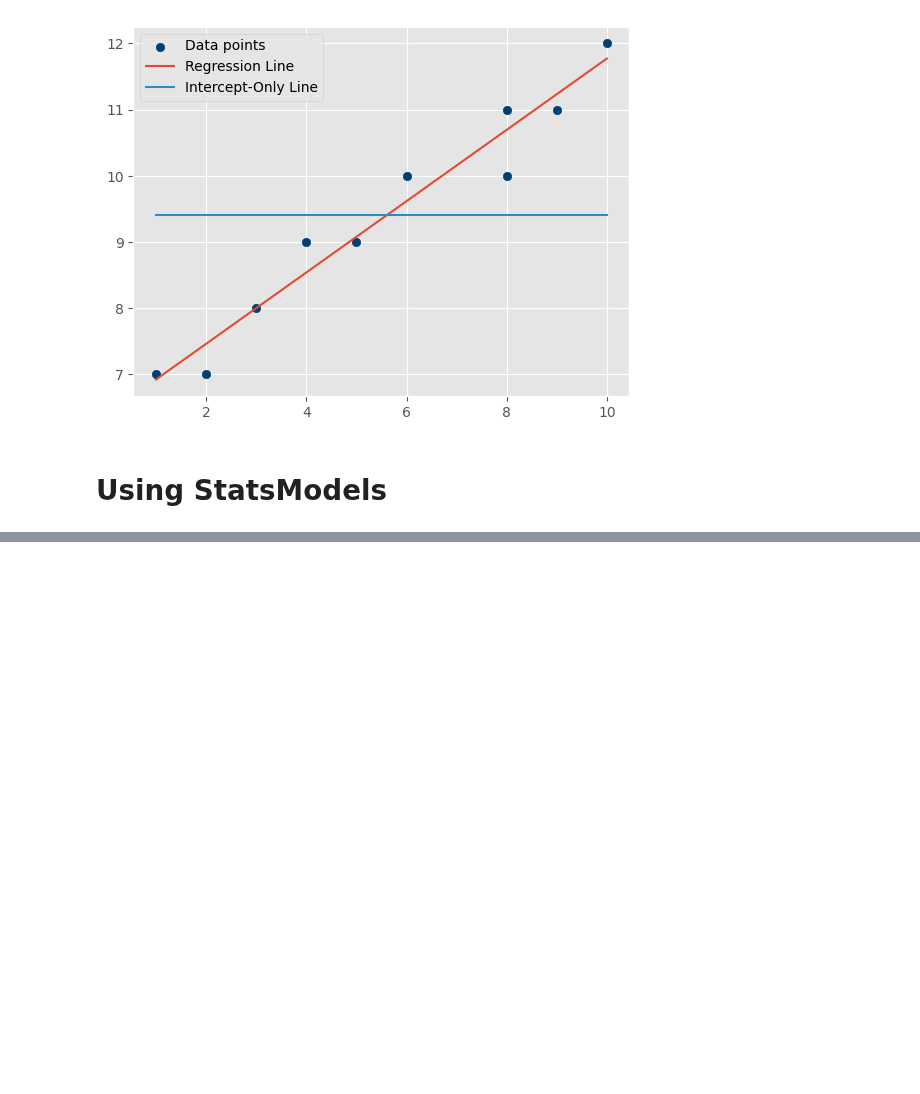
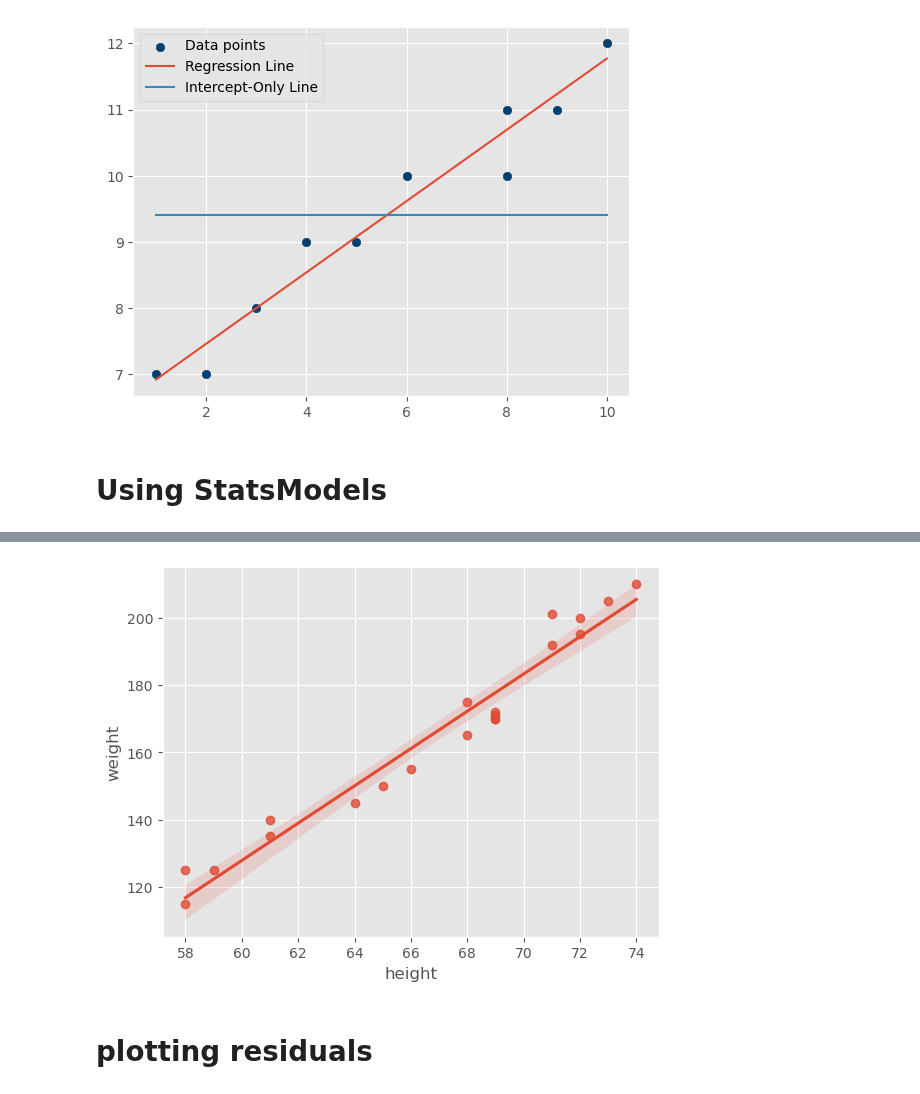
Before and after one commit to claudiahW/LuxDev, a Jupyter notebook: projects/regressionmodel.ipynb, the cells around one changed output, grey strips where cells are left out. Saved outputs shown, nothing was run; the diff lists cells and outputs as text; code cells hidden in the pictures; blank space fills up the shorter version.

```diff
--- a/projects/regressionmodel.ipynb
+++ b/projects/regressionmodel.ipynb
@@ -59,0 +169,6 @@ warnings.filterwarnings('ignore')
+# %%
+sns.regplot(x="height", y="weight", data=df_bmi);
+# %% [output]
+[figure, added]
+# %% [markdown]
+# plotting residuals
```
Also changed, not shown: parts of 23 cells of this notebook.
